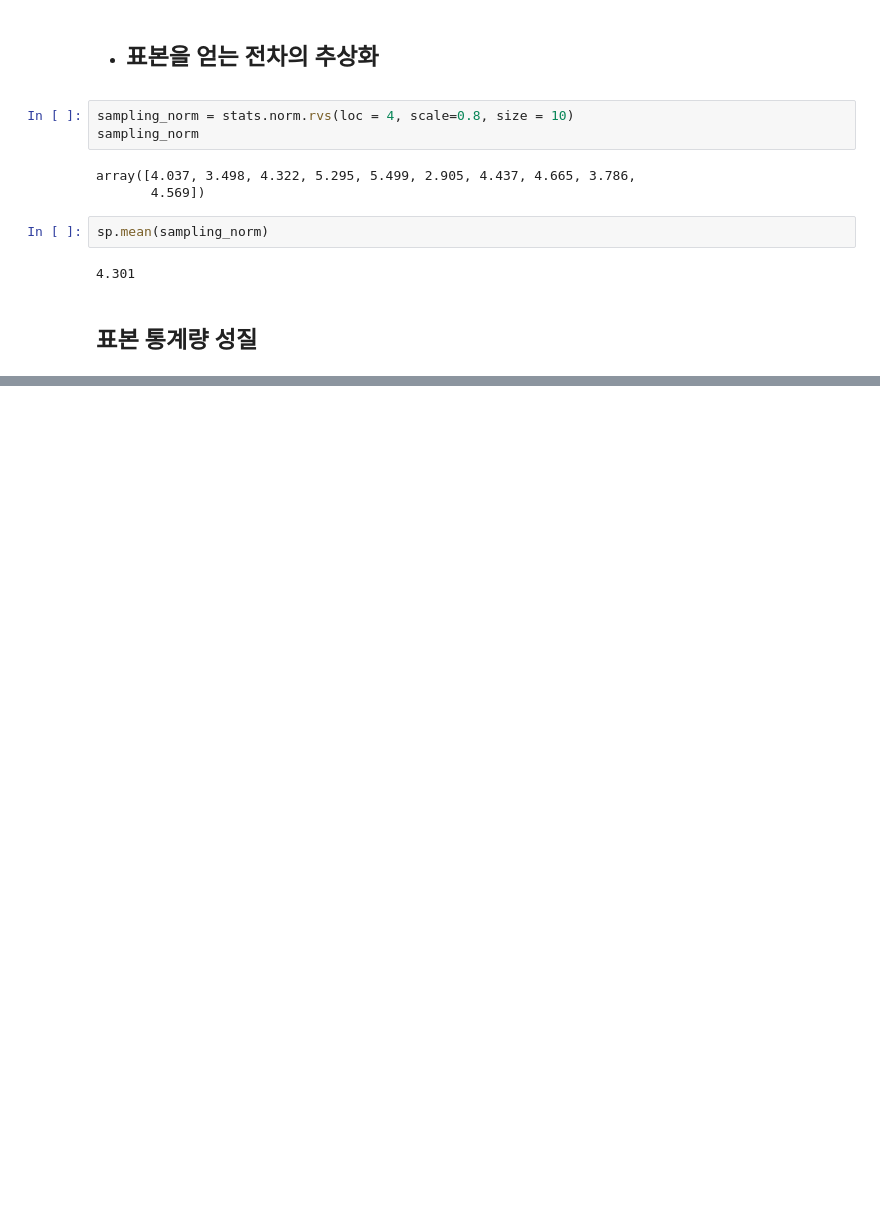
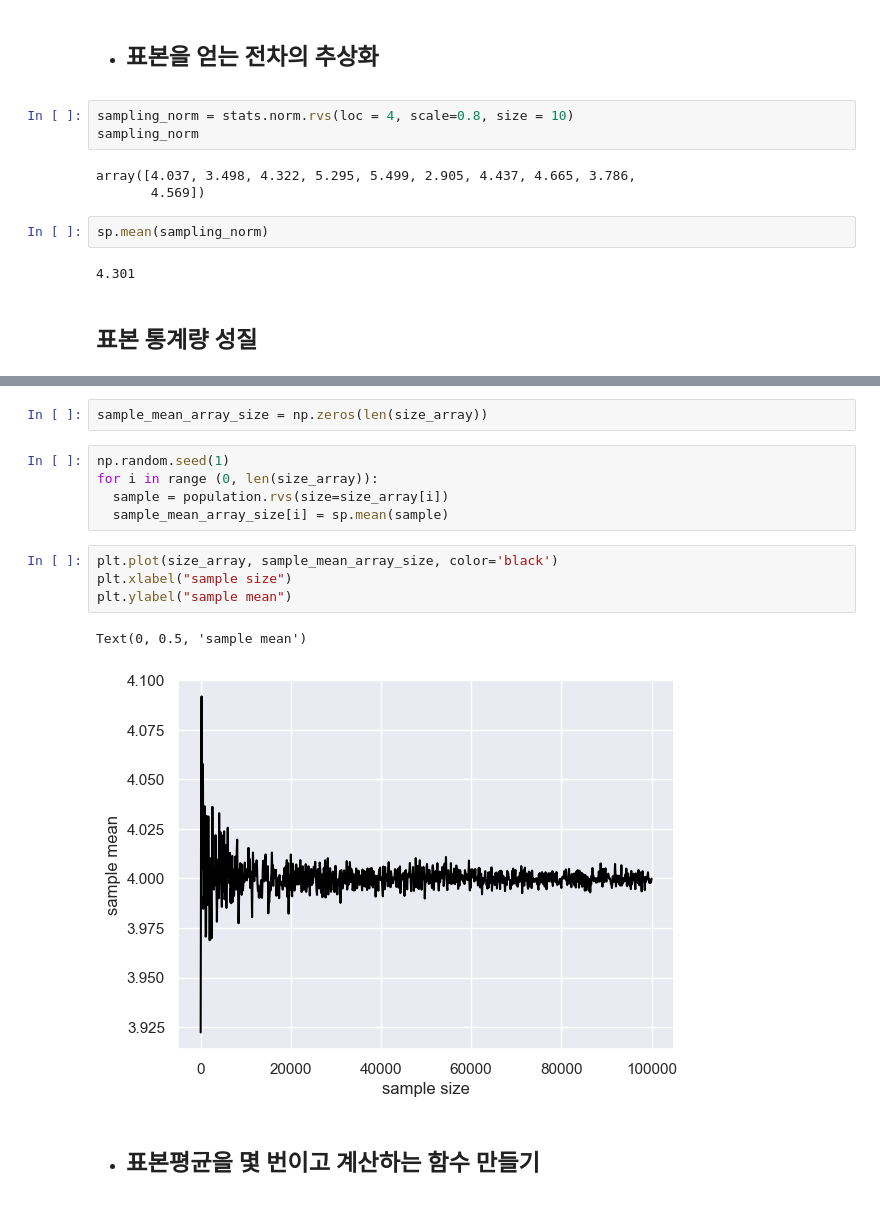
Before and after one commit to jayz1988/Machine-Learning, a Jupyter notebook: 통계학/stat.ipynb, the cells around one changed output, grey strips where cells are left out. Saved outputs shown, nothing was run; the diff lists cells and outputs as text; blank space fills up the shorter version.

```diff
--- a/통계학/stat.ipynb
+++ b/통계학/stat.ipynb
@@ -650,0 +697,16 @@ sp.mean(sampling_norm)
+# %%
+sample_mean_array_size = np.zeros(len(size_array))
+# %%
+np.random.seed(1)
+for i in range (0, len(size_array)):
+  sample = population.rvs(size=size_array[i])
+  sample_mean_array_size[i] = sp.mean(sample)
+# %%
+plt.plot(size_array, sample_mean_array_size, color='black')
+plt.xlabel("sample size")
+plt.ylabel("sample mean")
+# %% [output]
+Text(0, 0.5, 'sample mean')
+[figure, added]
+# %% [markdown]
+- ## 표본평균을 몇 번이고 계산하는 함수 만들기
```
Also changed, not shown: parts of 38 cells of this notebook.
